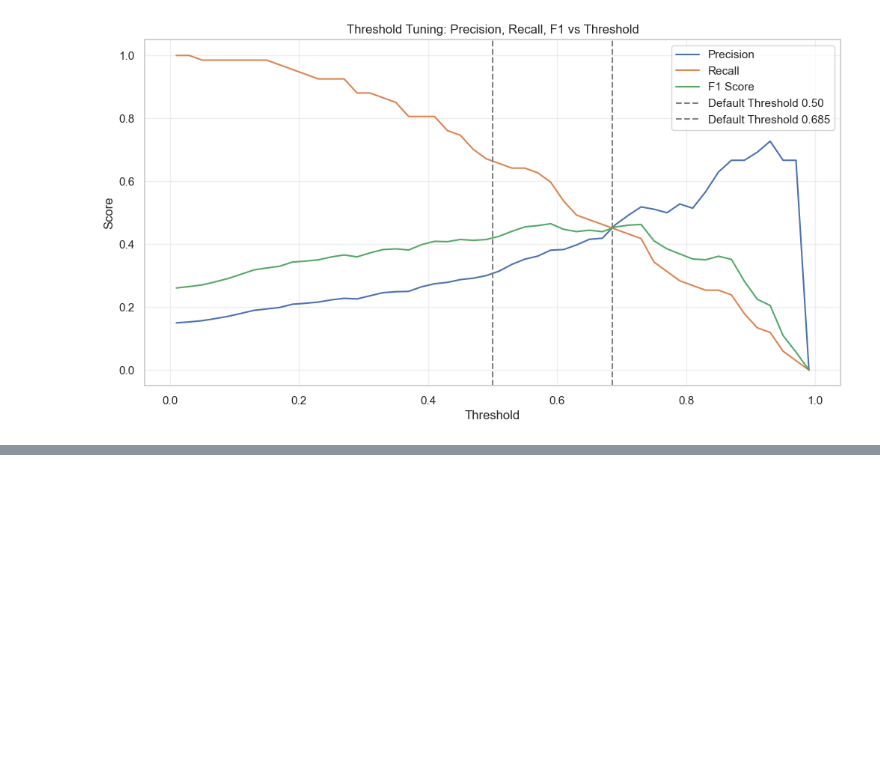
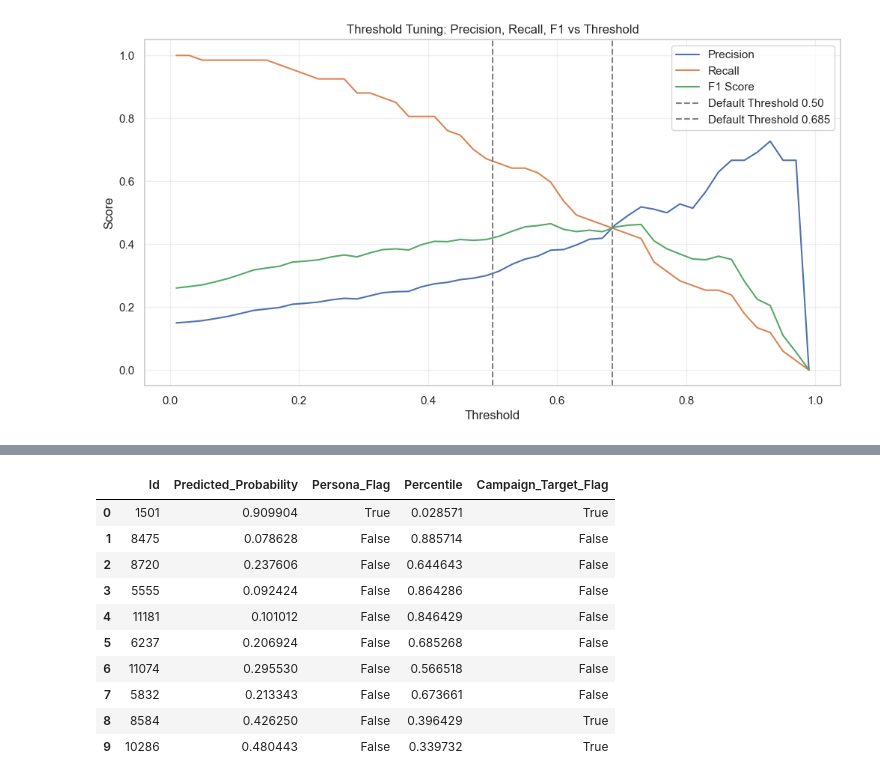
Before and after one commit to Analyst-KatieD/kaggle-superstore-marketing, a Jupyter notebook: Kaggle_Superstore_Marketing_Campaign.ipynb, the cells around one changed output, grey strips where cells are left out. Drawn from its saved outputs; the diff is of its cells as text; code cells hidden in the pictures; blank space fills up the shorter version.

```diff
--- a/Kaggle_Superstore_Marketing_Campaign.ipynb
+++ b/Kaggle_Superstore_Marketing_Campaign.ipynb
@@ -1627,0 +1484,8 @@ The highest-scoring customers within this persona represent the top conversion o
+# %%
+final_df['Segment'] = pd.cut(
+    final_df['Predicted_Probability'],
+    bins=[0, 0.55, 0.75, 1.0],
+    labels=['Low', 'Medium', 'High'],
+    include_lowest=True
+)
+final_df['Segment'].value_counts()
@@ -1627,0 +1634,27 @@ The highest-scoring customers within this persona represent the top conversion o
+# %%
+# Create a copy to avoid modifying original data
+campaign_df = final_df.copy()
+
+# 1. Rank customers from highest → lowest probability
+campaign_df['rank'] = campaign_df['Predicted_Probability'].rank(method='first', ascending=False)
+
+# 2. Convert rank into percent-of-population targeted
+campaign_df['Percentile'] = campaign_df['rank'] / len(campaign_df)
+
+# 3. Create campaign flag based on gains result (TOP 40%)
+campaign_threshold = 0.40   # meaning top 40%
+campaign_df['Campaign_Target_Flag'] = campaign_df['Percentile'] <= campaign_threshold
+
+campaign_df[['Id','Predicted_Probability','Persona_Flag','Percentile','Campaign_Target_Flag']].head(10)
+# %% [output]
+|  | Id | Predicted_Probability | Persona_Flag | Percentile | Campaign_Target_Flag |
+| 0 | 1501 | 0.909904 | True | 0.028571 | True |
+| 1 | 8475 | 0.078628 | False | 0.885714 | False |
+| 2 | 8720 | 0.237606 | False | 0.644643 | False |
+| 3 | 5555 | 0.092424 | False | 0.864286 | False |
+| 4 | 11181 | 0.101012 | False | 0.846429 | False |
+| 5 | 6237 | 0.206924 | False | 0.685268 | False |
+| 6 | 11074 | 0.295530 | False | 0.566518 | False |
+| 7 | 5832 | 0.213343 | False | 0.673661 | False |
+| 8 | 8584 | 0.426250 | False | 0.396429 | True |
+| 9 | 10286 | 0.480443 | False | 0.339732 | True |
```
Also changed, not shown: parts of 51 cells of this notebook.
